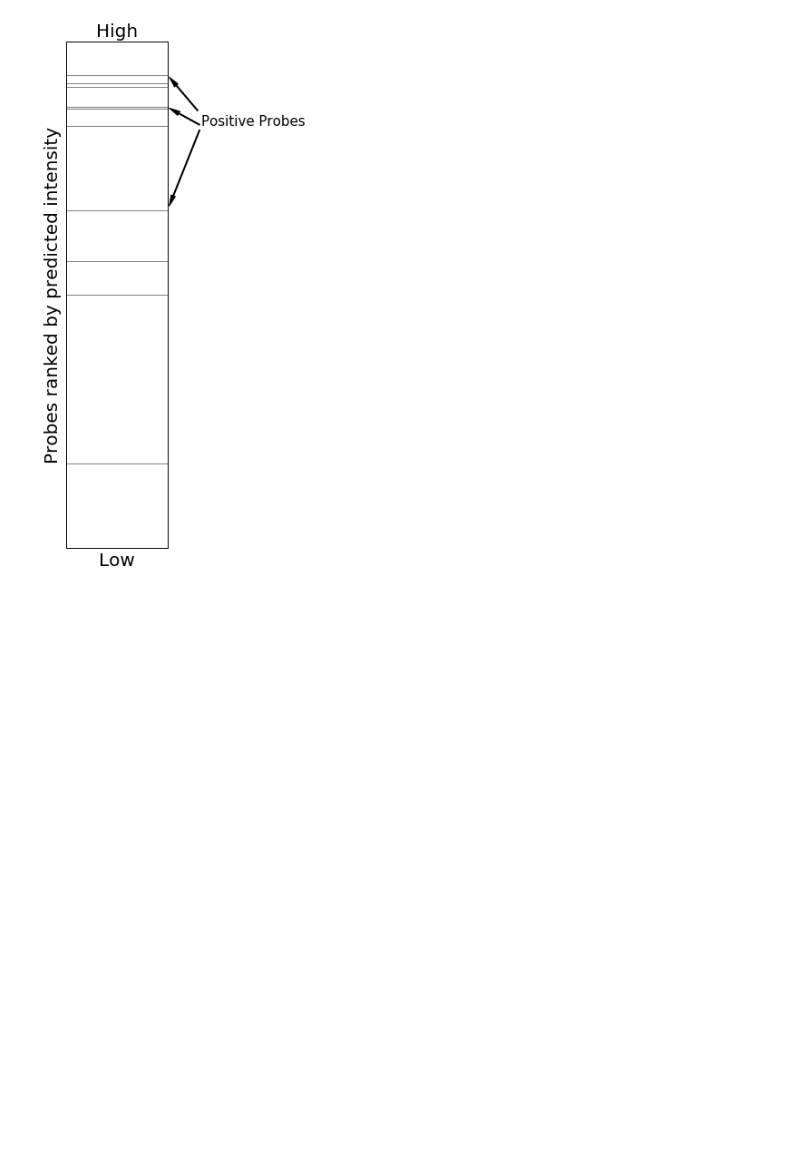
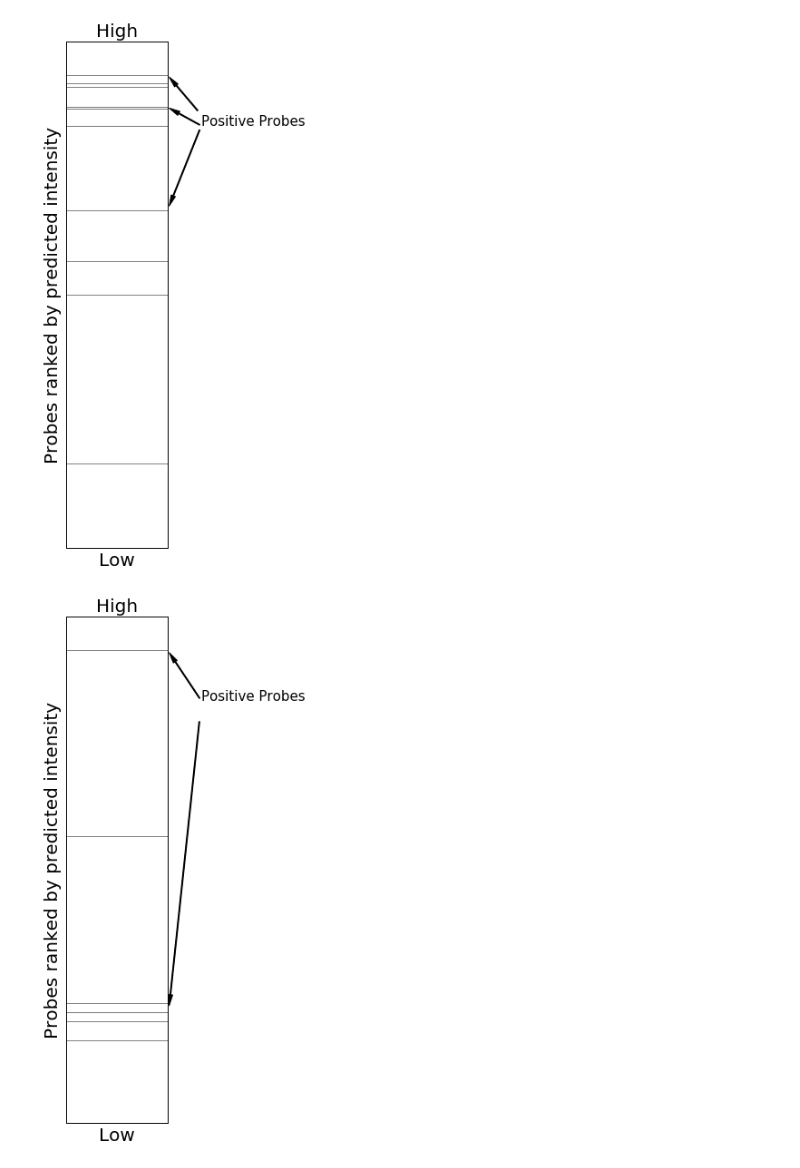
Before and after one commit to ghenshaw/viz, a Jupyter notebook: hassanzadeh's plot.ipynb, the cells around one changed output. Cells and saved outputs as stored; diff of their text form; code cells hidden in the pictures; blank space fills up the shorter version.

```diff
--- a/hassanzadeh's plot.ipynb
+++ b/hassanzadeh's plot.ipynb
@@ -3,19 +3,25 @@ import matplotlib.pyplot as plt
 %matplotlib inline
 # %%
 def plot(y,positive_probes=None):
+    '''
+    inputs: y, list of numbers
+            positive_probes = a sublist of y
+    '''
+    norm_y = [3.3*n/max(y) for n in y]
     fig = plt.figure(figsize=(2,10))
     ax = fig.add_subplot(111)
-    plt.scatter(x=[1 for _ in y],y=y,marker='_',s=13000,color='gray')
+    plt.scatter(x=[1 for _ in norm_y],y=norm_y,marker='_',s=13000,color='gray')
     plt.xlabel('Low',fontsize=20)
     plt.ylabel('Probes ranked by predicted intensity',fontsize=20)
     plt.title('High',fontsize=20)
     plt.xlim([.97,1.03])
     if positive_probes is not None:
-        ax.annotate("Positive Probes", fontsize=15,xy=(1.03,positive_probes[0]),
+        norm_probes = [3.3*n/max(y) for n in positive_probes]
+        ax.annotate("Positive Probes", fontsize=15,xy=(1.03,norm_probes[0]),
                             xytext=(1.05,3),
                             arrowprops=dict(facecolor='k', shrink=0.05,
                                             width=1, headwidth=5))
-        for y in positive_probes[1:]:
+        for y in norm_probes[1:]:
             ax.annotate("", xy=(1.03,y),
                                 xytext=(1.05,3),
                                 arrowprops=dict(facecolor='k', shrink=0.05,
@@ -28,3 +34,7 @@ def plot(y,positive_probes=None):
 plot([1,2,2.2,2.5,3,3.1,3.11,3.23,3.25,3.3],positive_probes=[3.3,2.5,3.11])
 # %% [output]
 [figure]
+# %%
+plot([10,30,11,10.5,9,20],positive_probes=[10,30])
+# %% [output]
+[figure, added]
```
